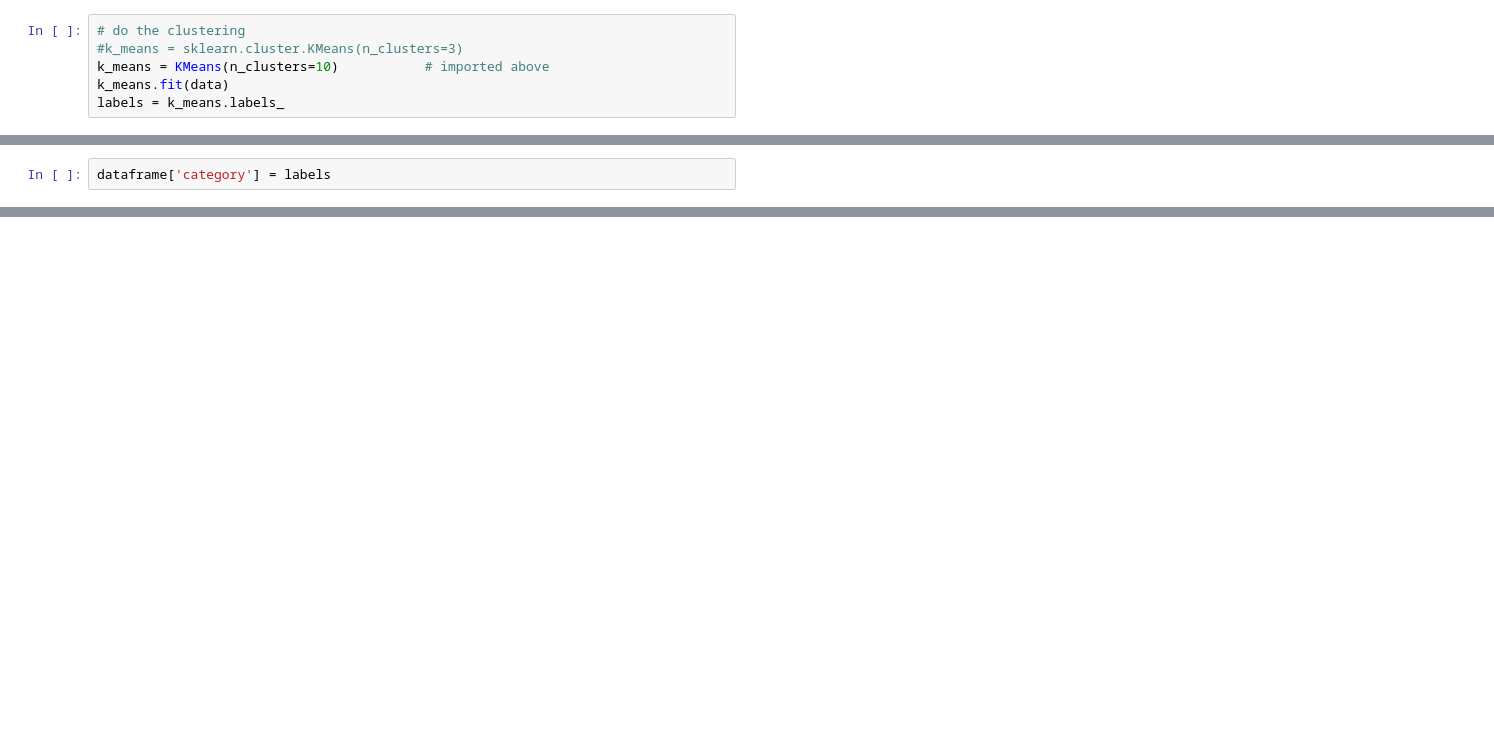
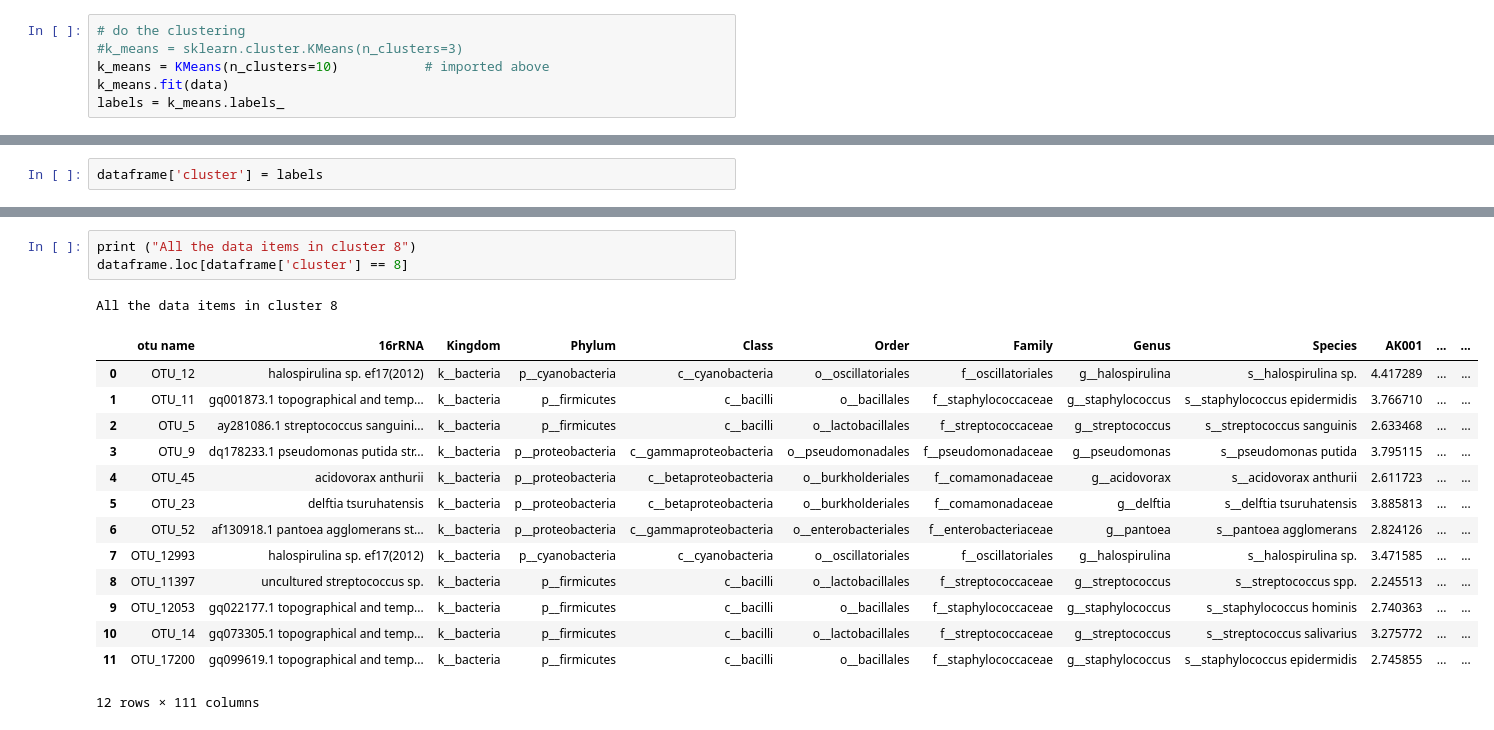
Before and after one commit to azenk1/CIS4115_Unit12_Clustering_Microbiome_Data, a Jupyter notebook: K-Means Clustering of microbiome organisms.ipynb, the cells around one changed output, grey strips where cells are left out. Saved outputs shown, nothing was run; the diff lists cells and outputs as text; blank space fills up the shorter version.

```diff
--- a/K-Means Clustering of microbiome organisms.ipynb
+++ b/K-Means Clustering of microbiome organisms.ipynb
@@ -69,2 +83,2 @@ print (labels)
 # %%
-dataframe['category'] = labels
+dataframe['cluster'] = labels
@@ -106 +128,20 @@ Name: category, dtype: int64
+# %%
+print ("All the data items in cluster 8")
+dataframe.loc[dataframe['cluster'] == 8]
+# %% [output]
+All the data items in cluster 8
+|  | otu name | 16rRNA | Kingdom | Phylum | Class | Order | Family | Genus | Species | AK001 | ... | ... |
+| 0 | OTU_12 | halospirulina sp. ef17(2012) | k__bacteria | p__cyanobacteria | c__cyanobacteria | o__oscillatoriales | f__oscillatoriales | g__halospirulina | s__halospirulina sp. | 4.417289 | ... | ... |
+| 1 | OTU_11 | gq001873.1 topographical and temp... | k__bacteria | p__firmicutes | c__bacilli | o__bacillales | f__staphylococcaceae | g__staphylococcus | s__staphylococcus epidermidis | 3.766710 | ... | ... |
+| 2 | OTU_5 | ay281086.1 streptococcus sanguini... | k__bacteria | p__firmicutes | c__bacilli | o__lactobacillales | f__streptococcaceae | g__streptococcus | s__streptococcus sanguinis | 2.633468 | ... | ... |
+| 3 | OTU_9 | dq178233.1 pseudomonas putida str... | k__bacteria | p__proteobacteria | c__gammaproteobacteria | o__pseudomonadales | f__pseudomonadaceae | g__pseudomonas | s__pseudomonas putida | 3.795115 | ... | ... |
+| 4 | OTU_45 | acidovorax anthurii | k__bacteria | p__proteobacteria | c__betaproteobacteria | o__burkholderiales | f__comamonadaceae | g__acidovorax | s__acidovorax anthurii | 2.611723 | ... | ... |
+| 5 | OTU_23 | delftia tsuruhatensis | k__bacteria | p__proteobacteria | c__betaproteobacteria | o__burkholderiales | f__comamonadaceae | g__delftia | s__delftia tsuruhatensis | 3.885813 | ... | ... |
+| 6 | OTU_52 | af130918.1 pantoea agglomerans st... | k__bacteria | p__proteobacteria | c__gammaproteobacteria | o__enterobacteriales | f__enterobacteriaceae | g__pantoea | s__pantoea agglomerans | 2.824126 | ... | ... |
+| 7 | OTU_12993 | halospirulina sp. ef17(2012) | k__bacteria | p__cyanobacteria | c__cyanobacteria | o__oscillatoriales | f__oscillatoriales | g__halospirulina | s__halospirulina sp. | 3.471585 | ... | ... |
+| 8 | OTU_11397 | uncultured streptococcus sp. | k__bacteria | p__firmicutes | c__bacilli | o__lactobacillales | f__streptococcaceae | g__streptococcus | s__streptococcus spp. | 2.245513 | ... | ... |
+| 9 | OTU_12053 | gq022177.1 topographical and temp... | k__bacteria | p__firmicutes | c__bacilli | o__bacillales | f__staphylococcaceae | g__staphylococcus | s__staphylococcus hominis | 2.740363 | ... | ... |
+| 10 | OTU_14 | gq073305.1 topographical and temp... | k__bacteria | p__firmicutes | c__bacilli | o__lactobacillales | f__streptococcaceae | g__streptococcus | s__streptococcus salivarius | 3.275772 | ... | ... |
+| 11 | OTU_17200 | gq099619.1 topographical and temp... | k__bacteria | p__firmicutes | c__bacilli | o__bacillales | f__staphylococcaceae | g__staphylococcus | s__staphylococcus epidermidis | 2.745855 | ... | ... |
+12 rows × 111 columns
 # %%
```
Also changed, not shown: parts of 15 cells of this notebook, 1 other file.
